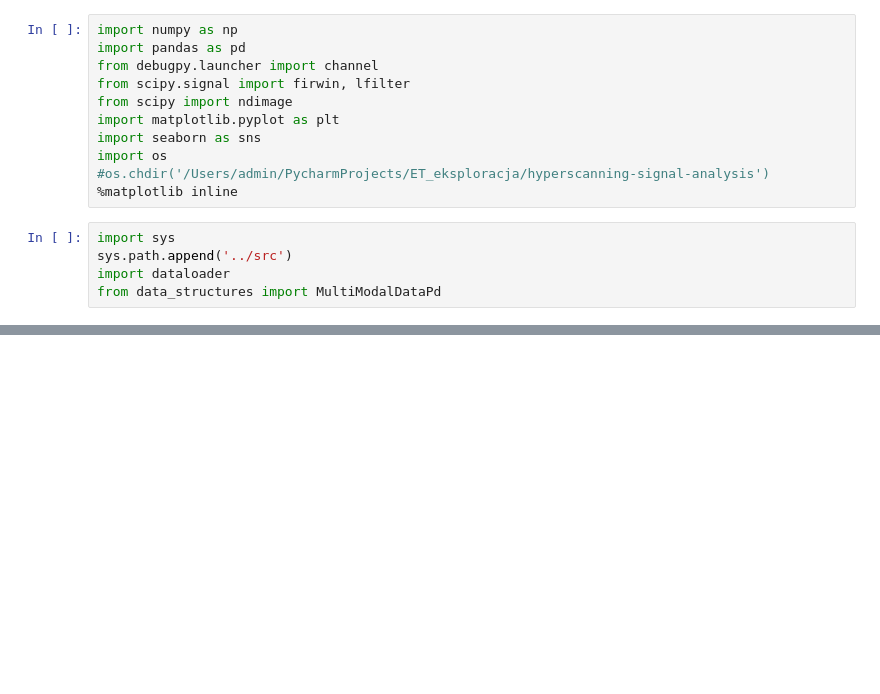
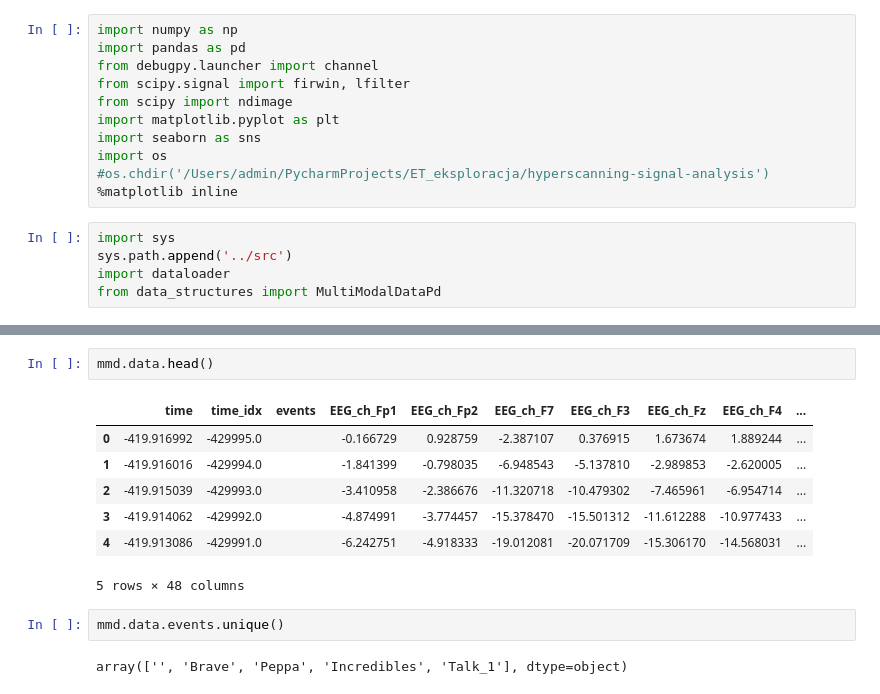
Before and after one commit to SYNCC-IN/hyperscanning-signal-analysis, a Jupyter notebook: scripts/EEG_ECG_ET_demo_01.ipynb, the cells around one changed output, grey strips where cells are left out. Drawn from its saved outputs; the diff is of its cells as text; blank space fills up the shorter version.

```diff
--- a/scripts/EEG_ECG_ET_demo_01.ipynb
+++ b/scripts/EEG_ECG_ET_demo_01.ipynb
@@ -30,0 +22,14 @@ ValueError: Length of values (907616) does not match length of index (48)
+# %%
+mmd.data.head()
+# %% [output]
+|  | time | time_idx | events | EEG_ch_Fp1 | EEG_ch_Fp2 | EEG_ch_F7 | EEG_ch_F3 | EEG_ch_Fz | EEG_ch_F4 | ... |
+| 0 | -419.916992 | -429995.0 |  | -0.166729 | 0.928759 | -2.387107 | 0.376915 | 1.673674 | 1.889244 | ... |
+| 1 | -419.916016 | -429994.0 |  | -1.841399 | -0.798035 | -6.948543 | -5.137810 | -2.989853 | -2.620005 | ... |
+| 2 | -419.915039 | -429993.0 |  | -3.410958 | -2.386676 | -11.320718 | -10.479302 | -7.465961 | -6.954714 | ... |
+| 3 | -419.914062 | -429992.0 |  | -4.874991 | -3.774457 | -15.378470 | -15.501312 | -11.612288 | -10.977433 | ... |
+| 4 | -419.913086 | -429991.0 |  | -6.242751 | -4.918333 | -19.012081 | -20.071709 | -15.306170 | -14.568031 | ... |
+5 rows × 48 columns
+# %%
+mmd.data.events.unique()
+# %% [output]
+array(['', 'Brave', 'Peppa', 'Incredibles', 'Talk_1'], dtype=object)
```
Also changed, not shown: parts of 4 cells of this notebook, 1 other file.
